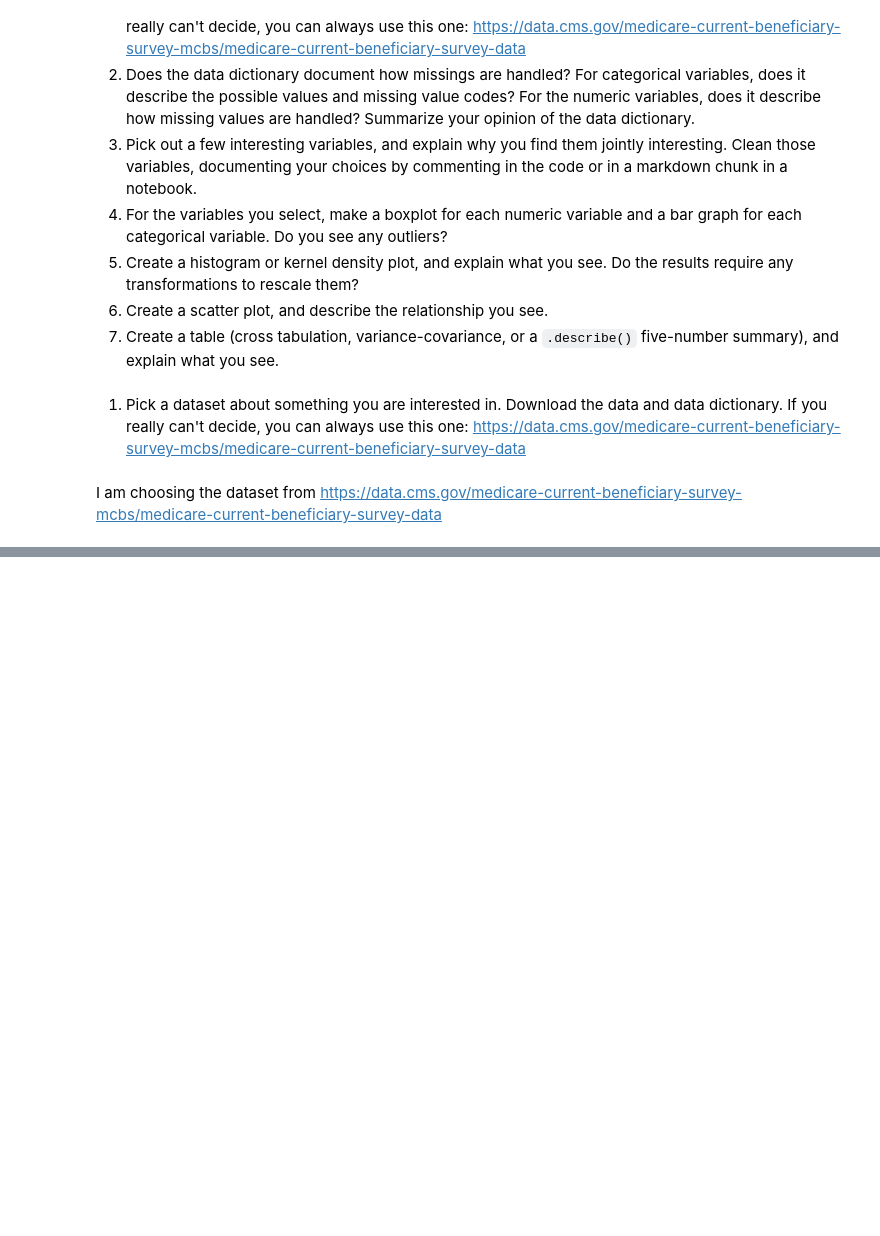
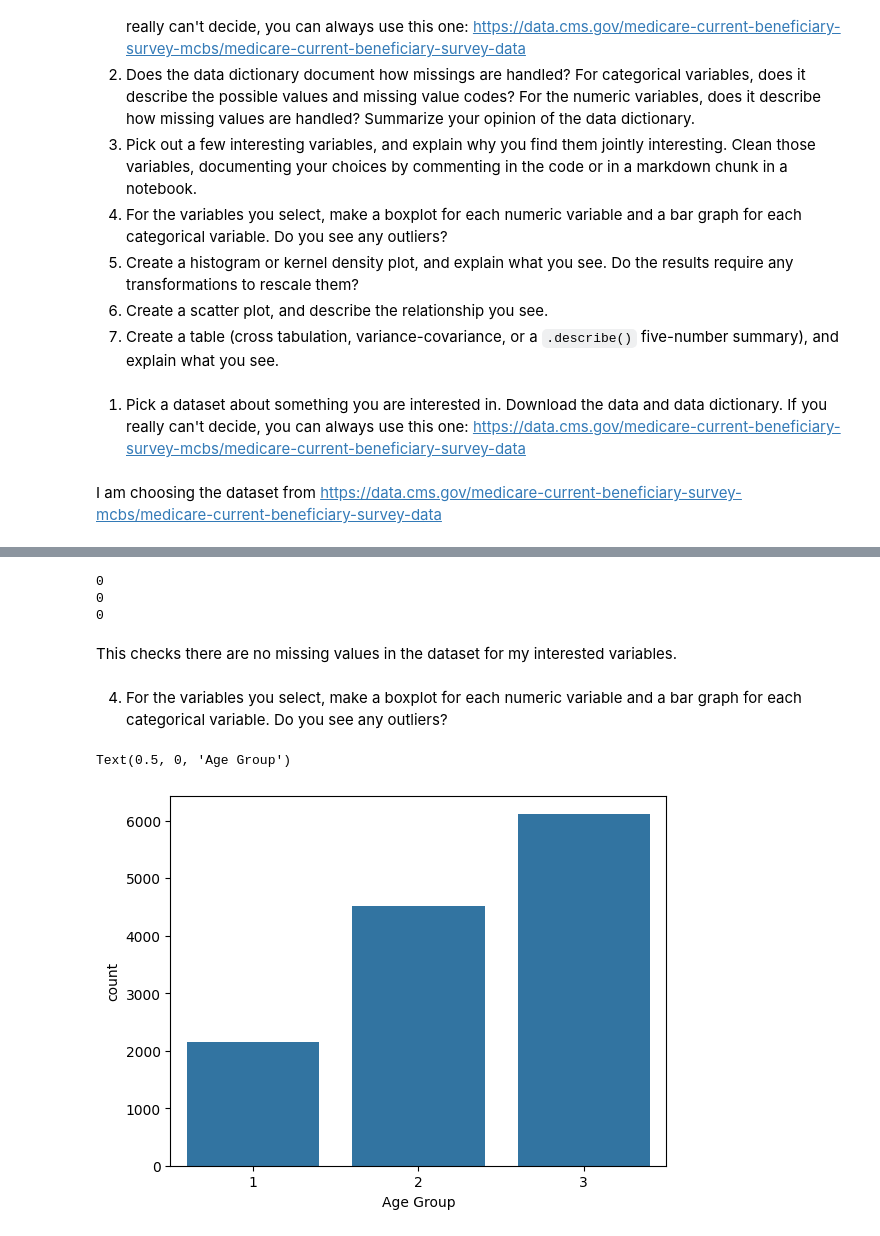
Before and after one commit to JinMizar/visualization, a Jupyter notebook: assignment/assignment.ipynb, the cells around one changed output, grey strips where cells are left out. Cells and saved outputs as stored; diff of their text form; code cells hidden in the pictures; blank space fills up the shorter version.

```diff
--- a/assignment/assignment.ipynb
+++ b/assignment/assignment.ipynb
@@ -269,0 +314,4 @@ I am choosing the dataset from https://data.cms.gov/medicare-current-beneficiary
+# %%
+# Read in the data
+df = pd.read_csv('/content/visualization/data/sfpuf2021_1_fall.csv', low_memory=False)
+df.head()
@@ -269,0 +362,3 @@ I am choosing the dataset from https://data.cms.gov/medicare-current-beneficiary
+# %%
+df_cleaned = df[['DEM_AGE', 'ADM_OP_MDCD', 'DEM_SEX']]
+df_cleaned.replace({'.': np.nan, '.D': np.nan, '.R': np.nan})
@@ -269,0 +379,20 @@ I am choosing the dataset from https://data.cms.gov/medicare-current-beneficiary
+# %%
+# Double check for any missing values
+print(df[var1].isnull().sum())  # For DEM_AGE
+print(df[var2].isnull().sum())  # For ADM_OP_MDCD
+print(df[var3].isnull().sum())  # For DEM_SEX
+# %% [output]
+0
+0
+0
+# %% [markdown]
+This checks there are no missing values in the dataset for my interested variables.
+# %% [markdown]
+4. For the variables you select, make a boxplot for each numeric variable and a bar graph for each categorical variable. Do you see any outliers?
+# %%
+# Create bar plot for Age Group
+sns.countplot(x='DEM_AGE', data=df_cleaned)
+plt.xlabel('Age Group')
+# %% [output]
+Text(0.5, 0, 'Age Group')
+[figure, added]
```
Also changed, not shown: parts of 23 cells of this notebook.
